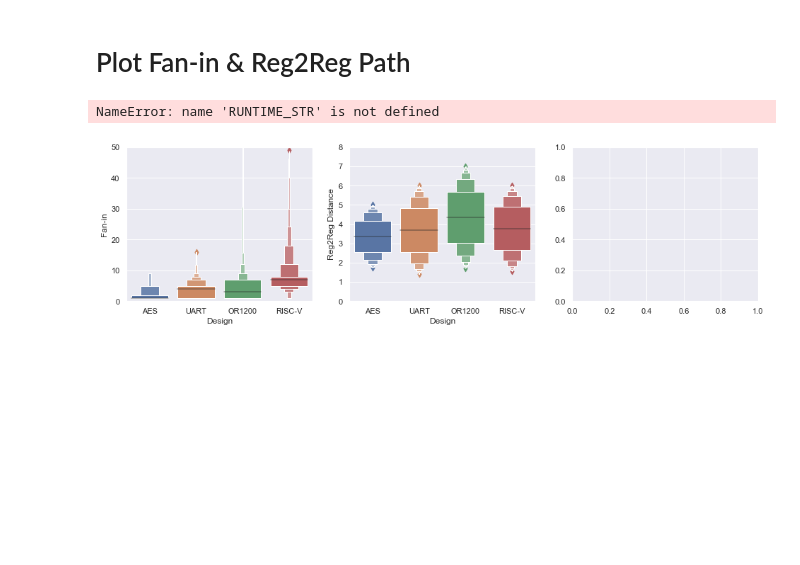
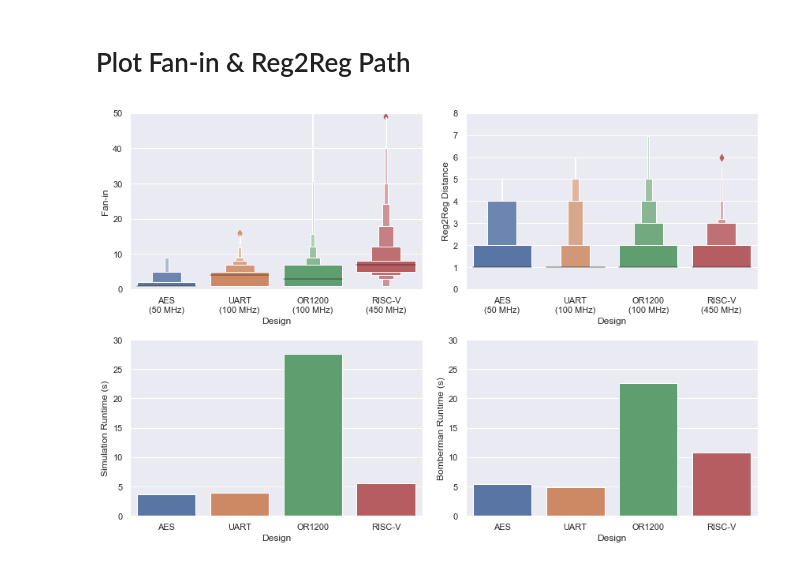
Before and after one commit to timothytrippel/bomberman, a Jupyter notebook: circuits/plots/exp_004_complexity_analysis.ipynb, the cells around one changed output. Drawn from its saved outputs; the diff is of its cells as text; code cells hidden in the pictures; blank space fills up the shorter version.

```diff
--- a/circuits/plots/exp_004_complexity_analysis.ipynb
+++ b/circuits/plots/exp_004_complexity_analysis.ipynb
@@ -116,52 +134,55 @@ local_reg2reg_dict = {
 with open(aes_fanin_json, "r") as jf:
     aes_fanin_dict = json.load(jf)
     local_fanin_dict[FANIN_STR].extend(aes_fanin_dict['Fan-in'])
-    local_fanin_dict[DESIGN_STR].extend(['AES'] * len(aes_fanin_dict['Fan-in']))
+    local_fanin_dict[DESIGN_STR].extend(['AES\n(50 MHz)'] * len(aes_fanin_dict['Fan-in']))
 jf.close()
 with open(aes_reg2reg_json, "r") as jf:
     aes_reg2reg_dict = json.load(jf)
     local_reg2reg_dict[REG2REG_STR].extend(aes_reg2reg_dict['Reg2Reg Path Length'])
-    local_reg2reg_dict[DESIGN_STR].extend(['AES'] * len(aes_reg2reg_dict['Reg2Reg Path Length']))
+    local_reg2reg_dict[DESIGN_STR].extend(['AES\n(50 MHz)'] * len(aes_reg2reg_dict['Reg2Reg Path Length']))
 jf.close()
 
 # UART
 with open(uart_fanin_json, "r") as jf:
     uart_fanin_dict = json.load(jf)
     local_fanin_dict[FANIN_STR].extend(uart_fanin_dict['Fan-in'])
-    local_fanin_dict[DESIGN_STR].extend(['UART'] * len(uart_fanin_dict['Fan-in']))
+    local_fanin_dict[DESIGN_STR].extend(['UART\n(100 MHz)'] * len(uart_fanin_dict['Fan-in']))
 jf.close()
 with open(uart_reg2reg_json, "r") as jf:
     uart_reg2reg_dict = json.load(jf)
     local_reg2reg_dict[REG2REG_STR].extend(uart_reg2reg_dict['Reg2Reg Path Length'])
-    local_reg2reg_dict[DESIGN_STR].extend(['UART'] * len(uart_reg2reg_dict['Reg2Reg Path Length']))
+    local_reg2reg_dict[DESIGN_STR].extend(['UART\n(100 MHz)'] * len(uart_reg2reg_dict['Reg2Reg Path Length']))
 jf.close()
 
 # OR1200
 with open(or1200_fanin_json, "r") as jf:
     or1200_fanin_dict = json.load(jf)
     local_fanin_dict[FANIN_STR].extend(or1200_fanin_dict['Fan-in'])
-    local_fanin_dict[DESIGN_STR].extend(['OR1200'] * len(or1200_fanin_dict['Fan-in']))
+    local_fanin_dict[DESIGN_STR].extend(['OR1200\n(100 MHz)'] * len(or1200_fanin_dict['Fan-in']))
 jf.close()
 with open(or1200_reg2reg_json, "r") as jf:
     or1200_reg2reg_dict = json.load(jf)
     local_reg2reg_dict[REG2REG_STR].extend(or1200_reg2reg_dict['Reg2Reg Path Length'])
-    local_reg2reg_dict[DESIGN_STR].extend(['OR1200'] * len(or1200_reg2reg_dict['Reg2Reg Path Length']))
+    local_reg2reg_dict[DESIGN_STR].extend(['OR1200\n(100 MHz)'] * len(or1200_reg2reg_dict['Reg2Reg Path Length']))
 jf.close()
 
 # RISC-V
 with open(picorv32_fanin_json, "r") as jf:
     picorv32_fanin_dict = json.load(jf)
     local_fanin_dict[FANIN_STR].extend(picorv32_fanin_dict['Fan-in'])
-    local_fanin_dict[DESIGN_STR].extend(['RISC-V'] * len(picorv32_fanin_dict['Fan-in']))
+    local_fanin_dict[DESIGN_STR].extend(['RISC-V\n(450 MHz)'] * len(picorv32_fanin_dict['Fan-in']))
 jf.close()
 with open(picorv32_reg2reg_json, "r") as jf:
     picorv32_reg2reg_dict = json.load(jf)
     local_reg2reg_dict[REG2REG_STR].extend(picorv32_reg2reg_dict['Reg2Reg Path Length'])
-    local_reg2reg_dict[DESIGN_STR].extend(['RISC-V'] * len(picorv32_reg2reg_dict['Reg2Reg Path Length']))
+    local_reg2reg_dict[DESIGN_STR].extend(['RISC-V\n(450 MHz)'] * len(picorv32_reg2reg_dict['Reg2Reg Path Length']))
 jf.close()
 
 local_fanin_df = pd.DataFrame(local_fanin_dict)
 local_reg2reg_df = pd.DataFrame(local_reg2reg_dict)
+
+# Remove Outliers
+local_fanin_df[FANIN_STR] = np.where(local_fanin_df[FANIN_STR] > 50, 50, local_fanin_df[FANIN_STR])
 # %% [markdown]
 # Load Run-time Data
 # %%
@@ -284,12 +353,17 @@ local_fanin_df[FANIN_STR] = np.where(local_fanin_df[FANIN_STR] > 50, 50, local_f
 # %% [markdown]
 # Plot Fan-in & Reg2Reg Path
 # %%
-fig, (ax1, ax2, ax3) = plt.subplots(1, 3, figsize=(16, 4))
+sns.set()
+fig, ((ax1, ax2), (ax3, ax4)) = plt.subplots(2, 2, figsize=(12, 8))
 sns.boxenplot(x=DESIGN_STR, y=FANIN_STR, data=local_fanin_df, linewidth=2.5, ax=ax1)
 ax1.set_ylim([0,50])
-sns.boxenplot(x=DESIGN_STR, y=REG2REG_STR, data=reg2reg_df, linewidth=2.5, ax=ax2)
+sns.boxenplot(x=DESIGN_STR, y=REG2REG_STR, data=local_reg2reg_df, linewidth=2.5, ax=ax2)
 ax2.set_ylim([0,8])
-sns.barplot(x=DESIGN_STR, y=RUNTIME_STR, data=runtime_df, ax=ax3)
+sns.barplot(x=DESIGN_STR, y=SIM_RUNTIME_STR, data=runtime_df, ax=ax3)
+ax3.set_ylim([0,30])
+sns.barplot(x=DESIGN_STR, y=TOTAL_RUNTIME_STR, data=runtime_df, ax=ax4)
+ax4.set_ylim([0,30])
+plt.tight_layout()
+plt.savefig('bomberman_complexity_analysis.pdf', format='pdf')
 # %% [output]
-NameError: name 'RUNTIME_STR' is not defined
-[figure, old version]
+[figure, new version]
```
Also changed, not shown: parts of 9 cells of this notebook, 4 other files.
